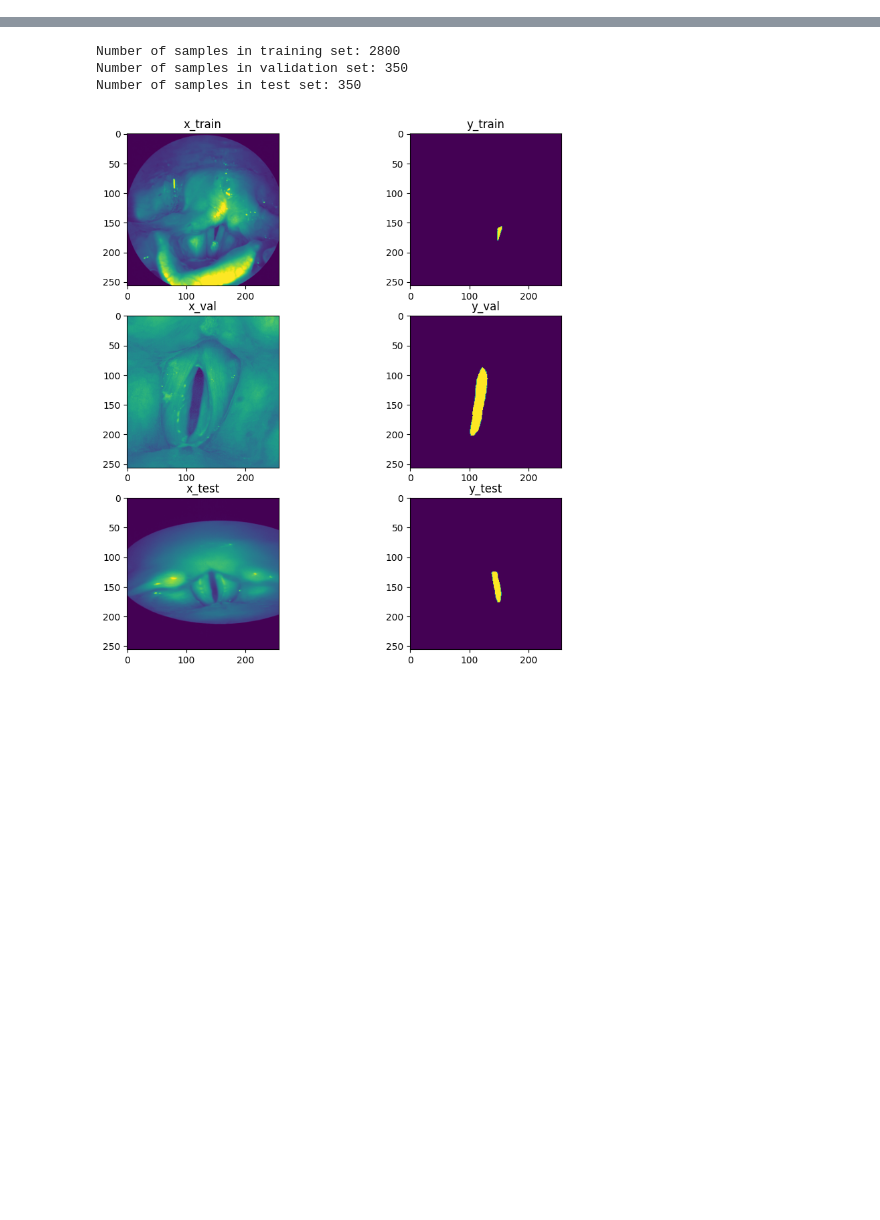
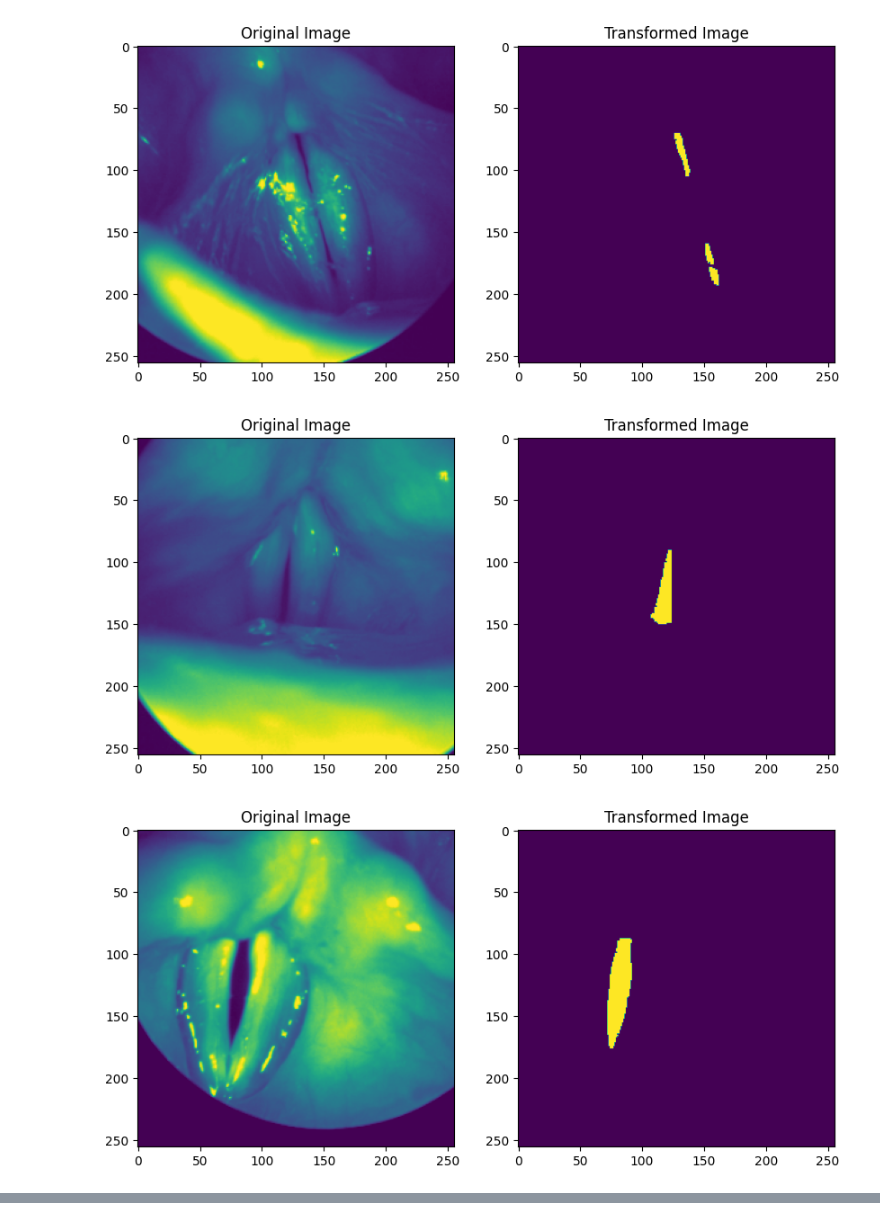
Before and after one commit to Hamed-kalak/UNet, a Jupyter notebook: bagls.ipynb, the cells around one changed output, grey strips where cells are left out. Saved outputs shown, nothing was run; the diff lists cells and outputs as text; code cells hidden in the pictures; blank space fills up the shorter version.

Commit message:
Update bagls.ipynb
Datagen

```diff
--- a/bagls.ipynb
+++ b/bagls.ipynb
@@ -17,0 +20,17 @@ import requests
+# %%
+data_dir = 'D:/Hamed/Forschungsproject/UNet/BAGLS_4096'
+
+x = []
+y = []
+
+for filename in natsorted(os.listdir(data_dir)):
+    if filename.endswith('.png'):
+        if not filename.endswith('_seg.png'):
+            x.append(os.path.join(data_dir, filename))
+        else:
+            y.append(os.path.join(data_dir, filename))
+
+
+
+X_train, X_test, Y_train, Y_test = train_test_split(x, y, test_size=0.01, random_state=42)
+X_train, X_val, Y_train, Y_val = train_test_split(X_train, Y_train, test_size=0.1, random_state=42)
@@ -18,14 +151,8 @@ import requests
 # %%
-#getting the file directories for x=features and y=masks
-
-data_dir = 'D:/Hamed/Forschungsproject/UNet/test'
-
-x = []
-y = []
-
-for filename in natsorted(os.listdir(data_dir)):
-    if filename.endswith('.png'):
-        if not filename.endswith('_seg.png'):
-            x.append(os.path.join(data_dir, filename))
-        else:
-            y.append(os.path.join(data_dir, filename))
+test = DataGenerator(x,y,batch_size=3)
+a,b = test.__getitem__(2)
+test.viz(a,b)
+# %% [output]
+[figure, added]
+[figure, added]
+[figure, added]
@@ -60,39 +163,0 @@ for filename in y:
-# %%
-#spliting the data
-
-testno = int(len(x) * (80/100))
-valno = int(testno + len(x) * (10/100))
-trainno = int(valno + len(x) * (10/100))
-
-x_train, y_train = np.array(x_images[:testno],dtype=np.float32), np.array(y_images[:testno],dtype=np.float32)
-x_val, y_val = np.array(x_images[testno:valno],dtype=np.float32), np.array(y_images[testno:valno],dtype=np.float32)
-x_test, y_test = np.array(x_images[valno:trainno],dtype=np.float32), np.array(y_images[valno:trainno],dtype=np.float32)
-
-# Print number of samples in each set
-print('Number of samples in training set:', len(x_train))
-print('Number of samples in validation set:', len(x_val))
-print('Number of samples in test set:', len(x_test))
-# %% [output]
-Number of samples in training set: 2800
-Number of samples in validation set: 350
-Number of samples in test set: 350
-# %%
-x = np.random.randint(0,350)
-datas = ([x_train, y_train],[x_val, y_val],[x_test, y_test])
-cap = (['x_train', 'y_train'],['x_val', 'y_val'],['x_test', 'y_test'])
-i = 3
-j = 2
-fig, axs = plt.subplots(i, j, figsize=(10, 10))
-
-ix = -1
-for ix in range(i):
-    for jx in range(j):
-        axs[ix,jx].imshow(datas[ix][jx][x])
-        axs[ix,jx].set_title(cap[ix][jx])
-        axs[ix,jx].imshow(datas[ix][jx][x])
-        axs[ix,jx].set_title(cap[ix][jx])
-
-
-plt.show()
-# %% [output]
-[figure, removed]
```
Also changed, not shown: parts of 14 cells of this notebook.
